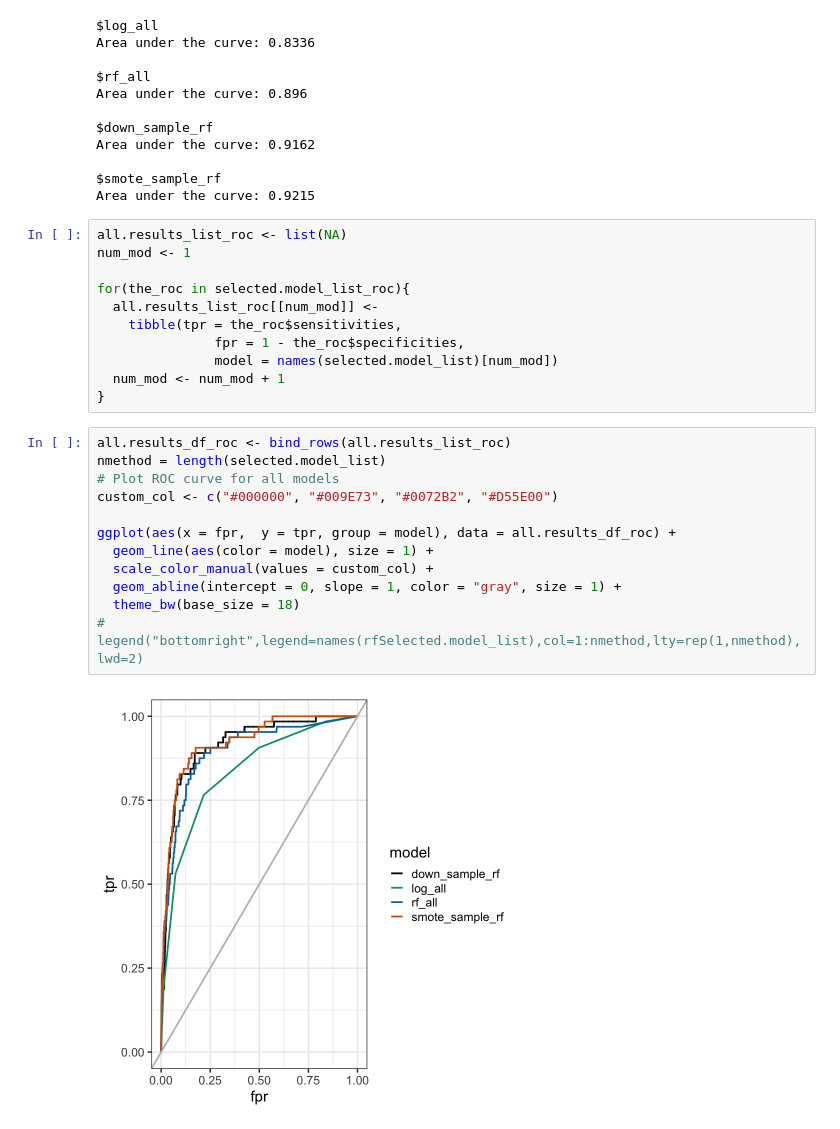
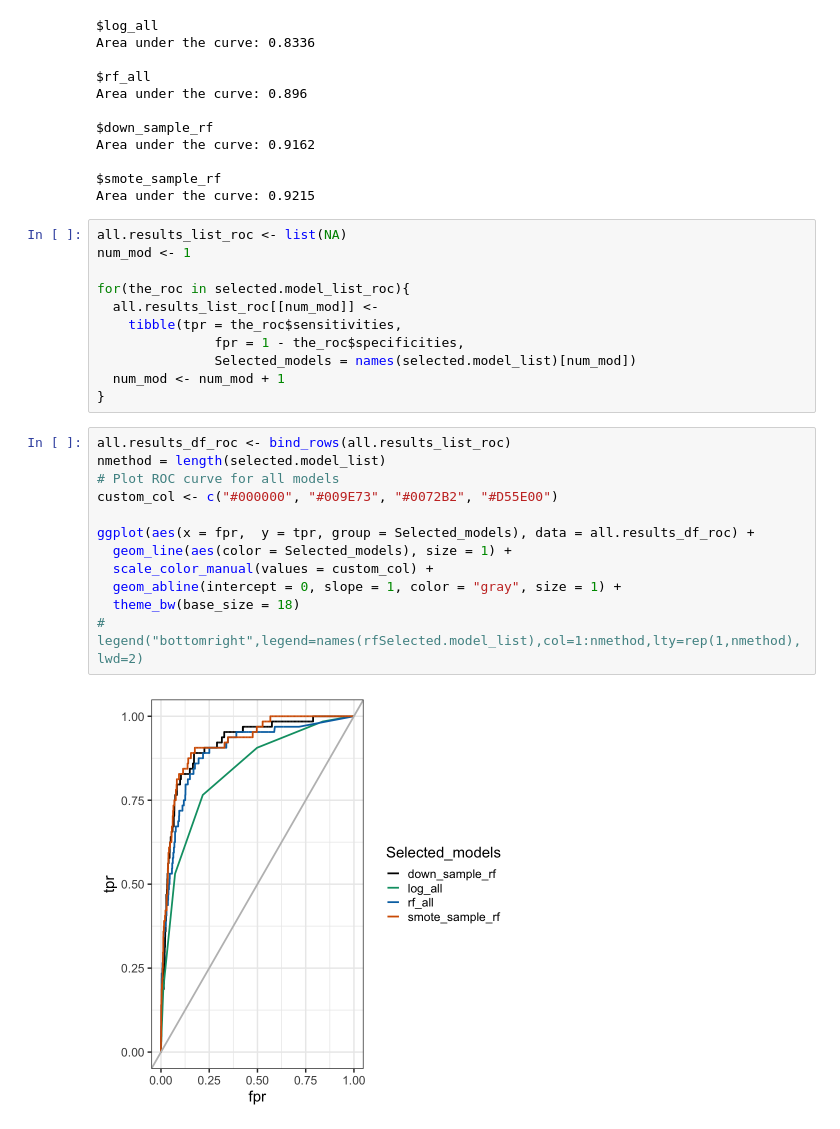
Before and after one commit to OlegRyzhkov2020/SpotifyPopularity, a Jupyter notebook: r_code/classRadiohit_predict.ipynb, the cells around one changed output. Saved outputs shown, nothing was run; the diff lists cells and outputs as text.

```diff
--- a/r_code/classRadiohit_predict.ipynb
+++ b/r_code/classRadiohit_predict.ipynb
@@ -301,20 +300,20 @@ for(the_roc in selected.model_list_roc){
   all.results_list_roc[[num_mod]] <-
     tibble(tpr = the_roc$sensitivities,
                fpr = 1 - the_roc$specificities,
-               model = names(selected.model_list)[num_mod])
+               Selected_models = names(selected.model_list)[num_mod])
   num_mod <- num_mod + 1
 }
 # %%
 all.results_df_roc <- bind_rows(all.results_list_roc)
 nmethod = length(selected.model_list)
 # Plot ROC curve for all models
 custom_col <- c("#000000", "#009E73", "#0072B2", "#D55E00")
 
-ggplot(aes(x = fpr,  y = tpr, group = model), data = all.results_df_roc) +
-  geom_line(aes(color = model), size = 1) +
+ggplot(aes(x = fpr,  y = tpr, group = Selected_models), data = all.results_df_roc) +
+  geom_line(aes(color = Selected_models), size = 1) +
   scale_color_manual(values = custom_col) +
   geom_abline(intercept = 0, slope = 1, color = "gray", size = 1) +
   theme_bw(base_size = 18)
 # legend("bottomright",legend=names(rfSelected.model_list),col=1:nmethod,lty=rep(1,nmethod), lwd=2)
 # %% [output]
-[figure, old version]
+[figure, new version]
```
Also changed, not shown: parts of 2 cells of this notebook, 5 other files.
